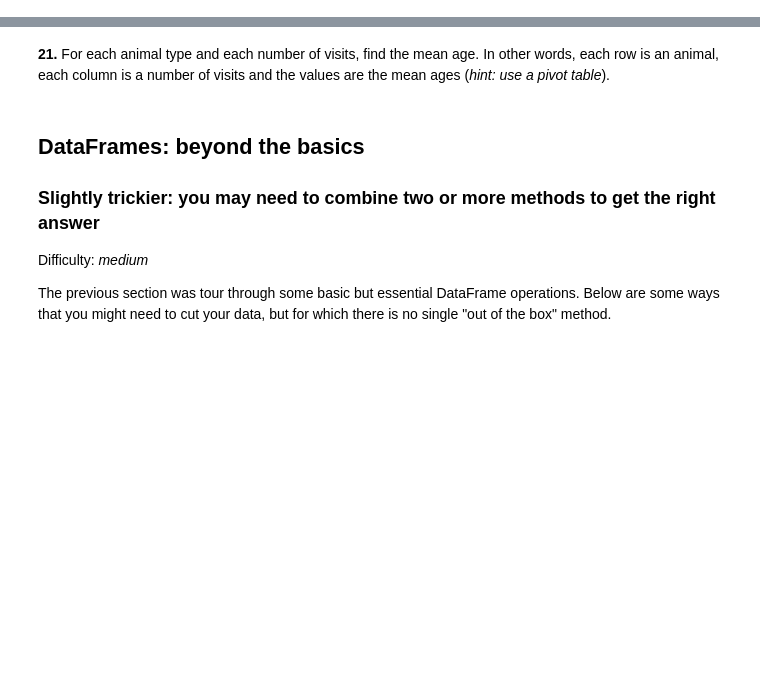
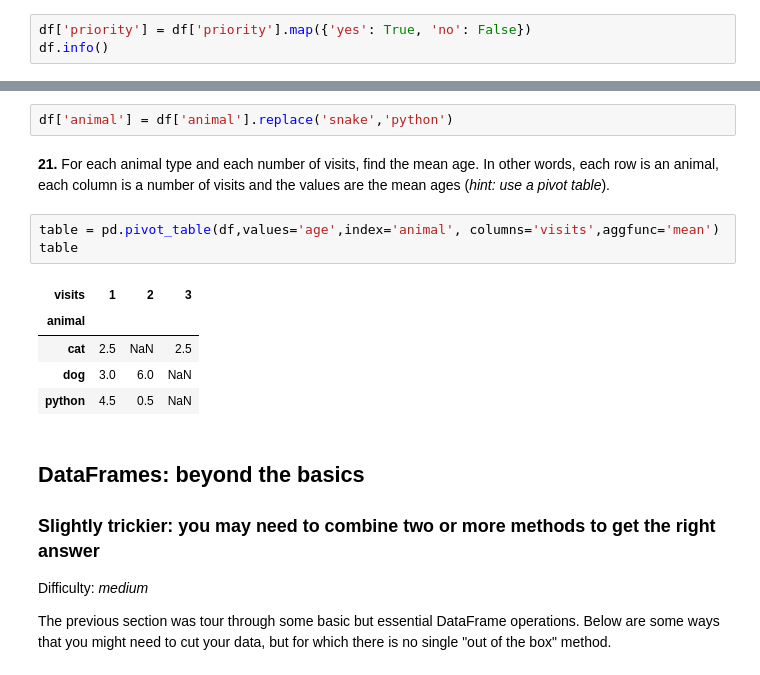
Before and after one commit to zakomayo/100-pandas-puzzles, a Jupyter notebook: 100-pandas-puzzles.ipynb, the cells around one changed output, grey strips where cells are left out. Cells and saved outputs as stored; diff of their text form; blank space fills up the shorter version.

```diff
--- a/100-pandas-puzzles.ipynb
+++ b/100-pandas-puzzles.ipynb
@@ -212,2 +252,5 @@ Name: age, dtype: float64
 # %% [markdown]
 **19.** The 'priority' column contains the values 'yes' and 'no'. Replace this column with a column of boolean values: 'yes' should be `True` and 'no' should be `False`.
+# %%
+df['priority'] = df['priority'].map({'yes': True, 'no': False})
+df.info()
@@ -214,7 +269,18 @@ Name: age, dtype: float64
 # %% [markdown]
 **20.** In the 'animal' column, change the 'snake' entries to 'python'.
+# %%
+df['animal'] = df['animal'].replace('snake','python')
 # %% [markdown]
 **21.** For each animal type and each number of visits, find the mean age. In other words, each row is an animal, each column is a number of visits and the values are the mean ages (*hint: use a pivot table*).
+# %%
+table = pd.pivot_table(df,values='age',index='animal', columns='visits',aggfunc='mean')
+table
+# %% [output]
+| visits | 1 | 2 | 3 |
+| animal |  |  |  |
+| cat | 2.5 | NaN | 2.5 |
+| dog | 3.0 | 6.0 | NaN |
+| python | 4.5 | 0.5 | NaN |
 # %% [markdown]
 ## DataFrames: beyond the basics
 
```
Also changed, not shown: parts of 4 cells of this notebook.
